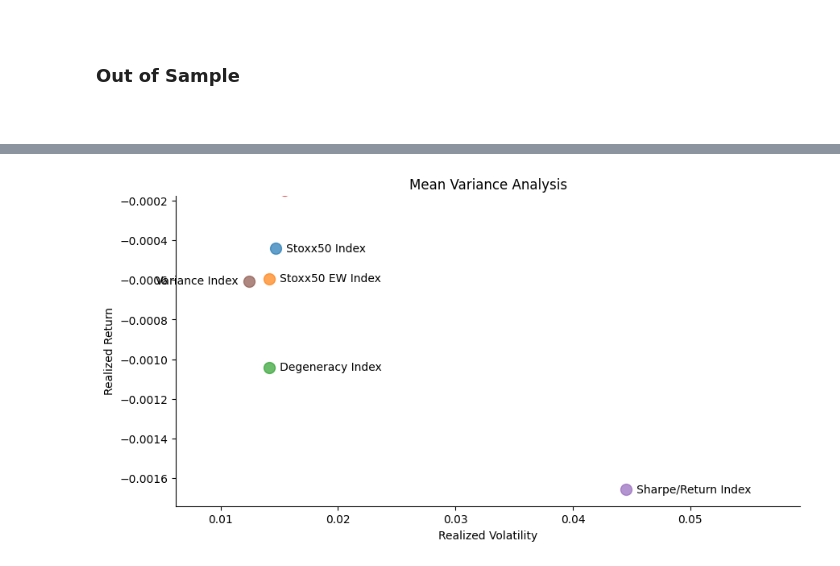
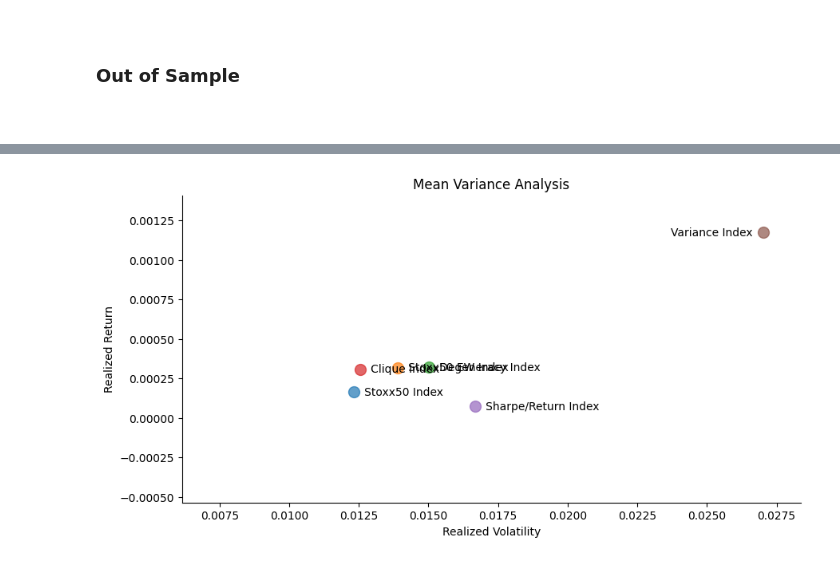
Before and after one commit to Jakobpirs1/portfolio-opt, a Jupyter notebook: optimization.ipynb, the cells around one changed output, grey strips where cells are left out. Cells and saved outputs as stored; diff of their text form; code cells hidden in the pictures.

```diff
--- a/optimization.ipynb
+++ b/optimization.ipynb
@@ -26,7 +26,7 @@ dax.columns=['DAX']
 components=df.columns.tolist()
 # %%
 #merge
-metadata=df.merge(dax,left_index=True,right_index=True,how='inner')
+metadata=df.merge(stox5,left_index=True,right_index=True,how='inner')
 # %% [markdown]
 &nbsp;
 ### In Sample
@@ -52,7 +52,7 @@ def create_graph(components,correlation,threshold):
     return graph,layout
 # %%
 #take 60% for in sample data
-data=metadata['2019':'2021'].copy()
+data=metadata['2014':'2016'].copy()
 
 #get percentage return
 pctreturn=data.pct_change().dropna()
@@ -409,7 +436,7 @@ data[['sharpe', 'variance', 'return']].head()
 #mean variance analysis
 comparison={}
 
-for i in ['DAX','equal','degeneracy','clique','sharpe','variance','return']:
+for i in ['STOX','equal','degeneracy','clique','sharpe','variance','return']:
     comparison[i]=(data[i].pct_change().dropna().std(),
           data[i].pct_change().dropna().mean())
 
@@ -418,13 +445,13 @@ ax=plt.figure(figsize=(10,5)).add_subplot(111)
 ax.spines['top'].set_visible(False)
 ax.spines['right'].set_visible(False)
 
-plt.scatter(comparison['DAX'][0],comparison['DAX'][1],
+plt.scatter(comparison['STOX'][0],comparison['STOX'][1],
             s=100,alpha=0.7)
-plt.annotate(text='   dax Index', xy=(comparison['DAX'][0],comparison['DAX'][1]),
+plt.annotate(text='   STOX Index', xy=(comparison['STOX'][0],comparison['STOX'][1]),
              ha='left',va='center')
 plt.scatter(comparison['equal'][0],comparison['equal'][1],
             s=100,alpha=0.7)
-plt.annotate(text='   dax EW Index', xy=(comparison['equal'][0],comparison['equal'][1]),
+plt.annotate(text='   STOX EW Index', xy=(comparison['equal'][0],comparison['equal'][1]),
              ha='left',va='center')
 plt.scatter(comparison['degeneracy'][0],comparison['degeneracy'][1],
             s=100,alpha=0.7)
@@ -459,7 +486,7 @@ plt.show()
 &nbsp;
 # %%
 #take 30% for outta sample data
-data=metadata['2022':].copy()
+data=metadata['2017':].copy()
 
 #get percentage return
 pctreturn=data.pct_change().dropna()
@@ -502,7 +529,7 @@ plt.show()
 # mean variance analysis
 comparison = {}
 
-for i in ['DAX', 'equal', 'degeneracy', 'clique', 'sharpe', 'variance', 'return']:
+for i in ['STOX', 'equal', 'degeneracy', 'clique', 'sharpe', 'variance', 'return']:
     comparison[i] = (
         data[i].pct_change().dropna().std(),
         data[i].pct_change().dropna().mean()
@@ -514,11 +541,11 @@ ax.spines['top'].set_visible(False)
 ax.spines['right'].set_visible(False)
 
 ax.scatter(
-    comparison['DAX'][0], comparison['DAX'][1],
+    comparison['STOX'][0], comparison['STOX'][1],
     s=100, alpha=0.7
 )
 ax.annotate(
-    xy=(comparison['DAX'][0], comparison['DAX'][1]),
+    xy=(comparison['STOX'][0], comparison['STOX'][1]),
     text='   Stoxx50 Index', ha='left', va='center'
 )
 
@@ -556,34 +583,34 @@ ax.scatter(
 ax.annotate(
     xy=(comparison['sharpe'][0], comparison['sharpe'][1]),
     text='   Sharpe/Return Index', ha='left', va='center'
 )
 
 ax.scatter(
     comparison['variance'][0], comparison['variance'][1],
     s=100, alpha=0.7
 )
 ax.annotate(
     xy=(comparison['variance'][0], comparison['variance'][1]),
     text='Variance Index   ', ha='right', va='center'
 )
 
 ax.set_xlim(
     min([i[0] for i in comparison.values()]) * 0.5,
     max([i[0] for i in comparison.values()]) * 1.05
 )
 
 ax.set_ylim(
     min([i[1] for i in comparison.values()]) * 1.05,
     max([i[1] for i in comparison.values()]) * 1.2
 )
 
 ax.set_title('Mean Variance Analysis')
 ax.set_xlabel('Realized Volatility')
 ax.set_ylabel('Realized Return')
 
 plt.show()
 # %% [output]
-[figure, old version]
+[figure, new version]
 # %%
 data[['sharpe', 'variance', 'return']].head()
 # %% [output]
```
Also changed, not shown: parts of 19 cells of this notebook, 16 other files.
